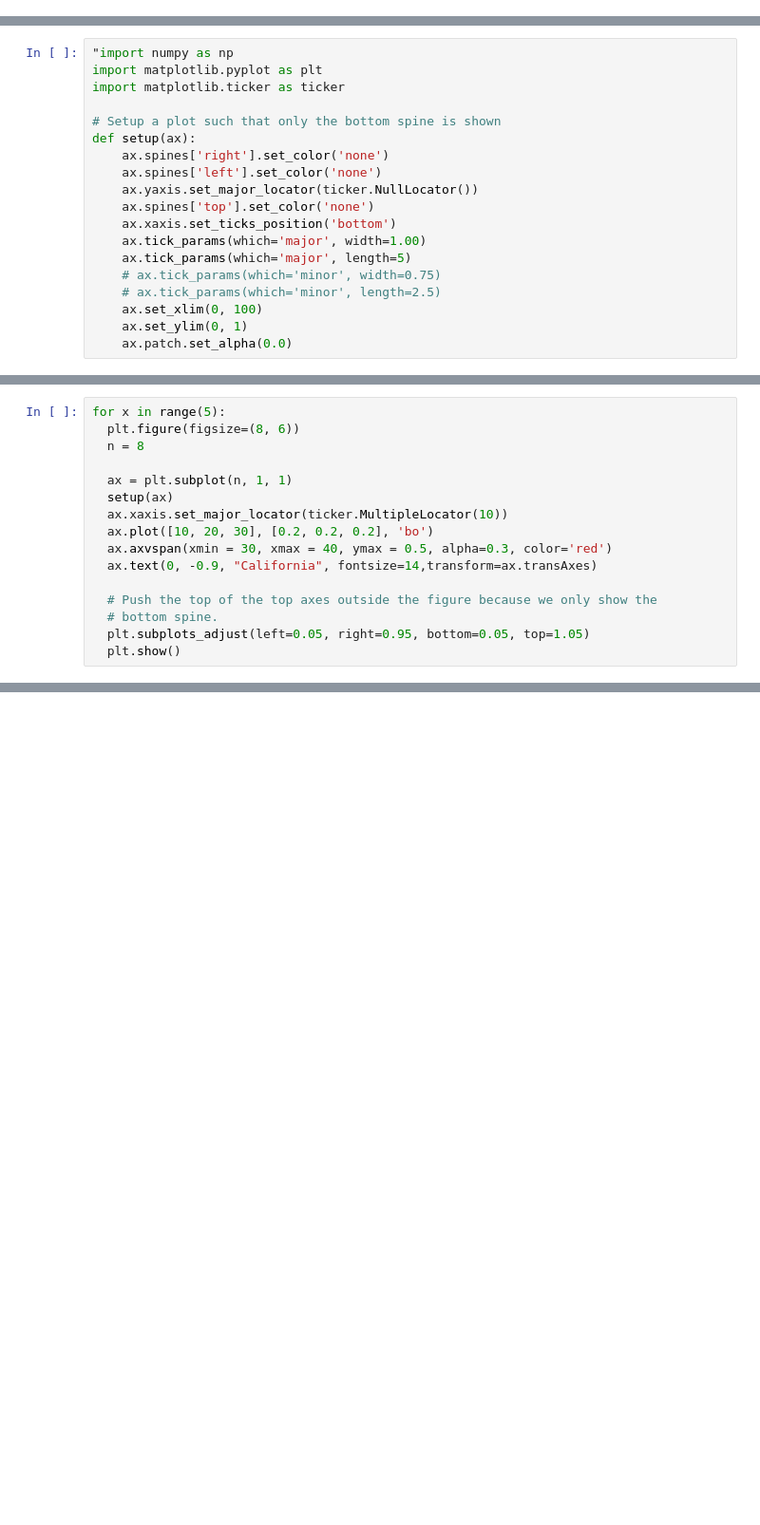
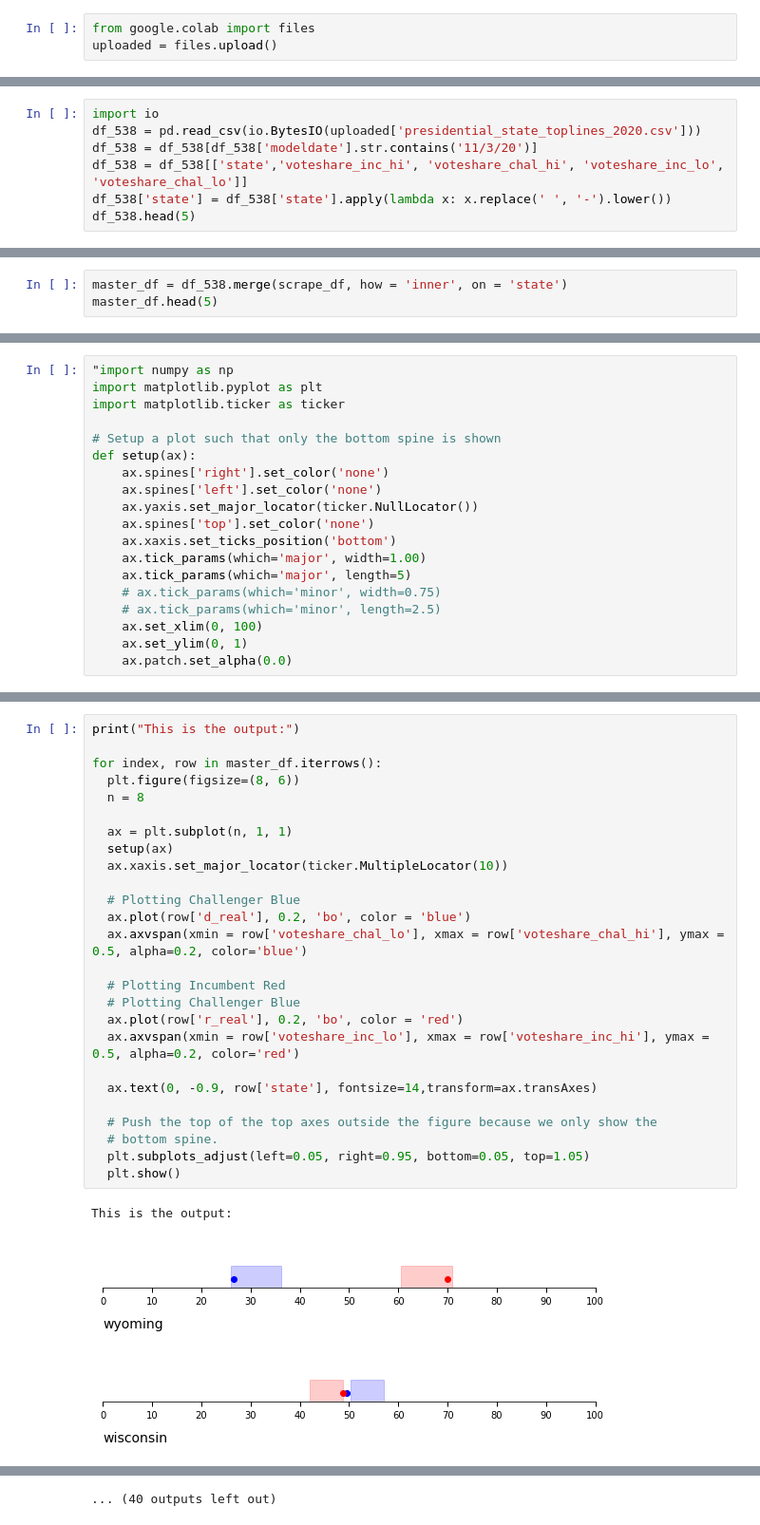
Before and after one commit to abletonanders/portfolio, a Jupyter notebook: 538_Presidential_Election_Confidence_Interval_Review.ipynb, the cells around one changed output, grey strips where cells are left out. Shown: that part at 95% size. Drawn from its saved outputs; the diff is of its cells as text; blank space fills up the shorter version.

```diff
--- a/538_Presidential_Election_Confidence_Interval_Review.ipynb
+++ b/538_Presidential_Election_Confidence_Interval_Review.ipynb
@@ -76,0 +57,3 @@ scrape_df
+# %%
+from google.colab import files
+uploaded = files.upload()
@@ -76,0 +63,7 @@ scrape_df
+# %%
+import io
+df_538 = pd.read_csv(io.BytesIO(uploaded['presidential_state_toplines_2020.csv']))
+df_538 = df_538[df_538['modeldate'].str.contains('11/3/20')]
+df_538 = df_538[['state','voteshare_inc_hi', 'voteshare_chal_hi', 'voteshare_inc_lo', 'voteshare_chal_lo']]
+df_538['state'] = df_538['state'].apply(lambda x: x.replace(' ', '-').lower())
+df_538.head(5)
@@ -76,0 +77,3 @@ scrape_df
+# %%
+master_df = df_538.merge(scrape_df, how = 'inner', on = 'state')
+master_df.head(5)
@@ -96,16 +115,30 @@ def setup(ax):
 # %%
-for x in range(5):
+print("This is the output:")
+
+for index, row in master_df.iterrows():
   plt.figure(figsize=(8, 6))
   n = 8
 
   ax = plt.subplot(n, 1, 1)
   setup(ax)
   ax.xaxis.set_major_locator(ticker.MultipleLocator(10))
-  ax.plot([10, 20, 30], [0.2, 0.2, 0.2], 'bo')
-  ax.axvspan(xmin = 30, xmax = 40, ymax = 0.5, alpha=0.3, color='red')
-  ax.text(0, -0.9, "California", fontsize=14,transform=ax.transAxes)
+
+  # Plotting Challenger Blue
+  ax.plot(row['d_real'], 0.2, 'bo', color = 'blue')
+  ax.axvspan(xmin = row['voteshare_chal_lo'], xmax = row['voteshare_chal_hi'], ymax = 0.5, alpha=0.2, color='blue')
+
+  # Plotting Incumbent Red
+  # Plotting Challenger Blue
+  ax.plot(row['r_real'], 0.2, 'bo', color = 'red')
+  ax.axvspan(xmin = row['voteshare_inc_lo'], xmax = row['voteshare_inc_hi'], ymax = 0.5, alpha=0.2, color='red')
+
+  ax.text(0, -0.9, row['state'], fontsize=14,transform=ax.transAxes)
 
   # Push the top of the top axes outside the figure because we only show the
   # bottom spine.
   plt.subplots_adjust(left=0.05, right=0.95, bottom=0.05, top=1.05)
   plt.show()
+# %% [output]
+This is the output:
+[figure, added]
+[figure, added]
@@ -111,0 +154 @@ for x in range(5):
+... (40 outputs left out)
```
Also changed, not shown: parts of 10 cells of this notebook.
